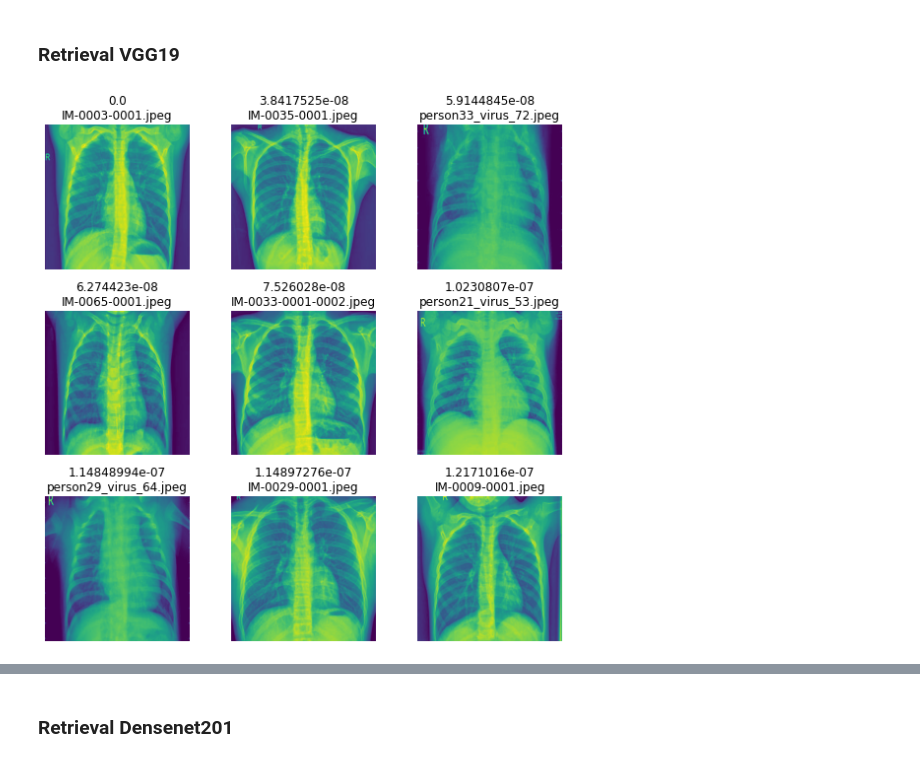
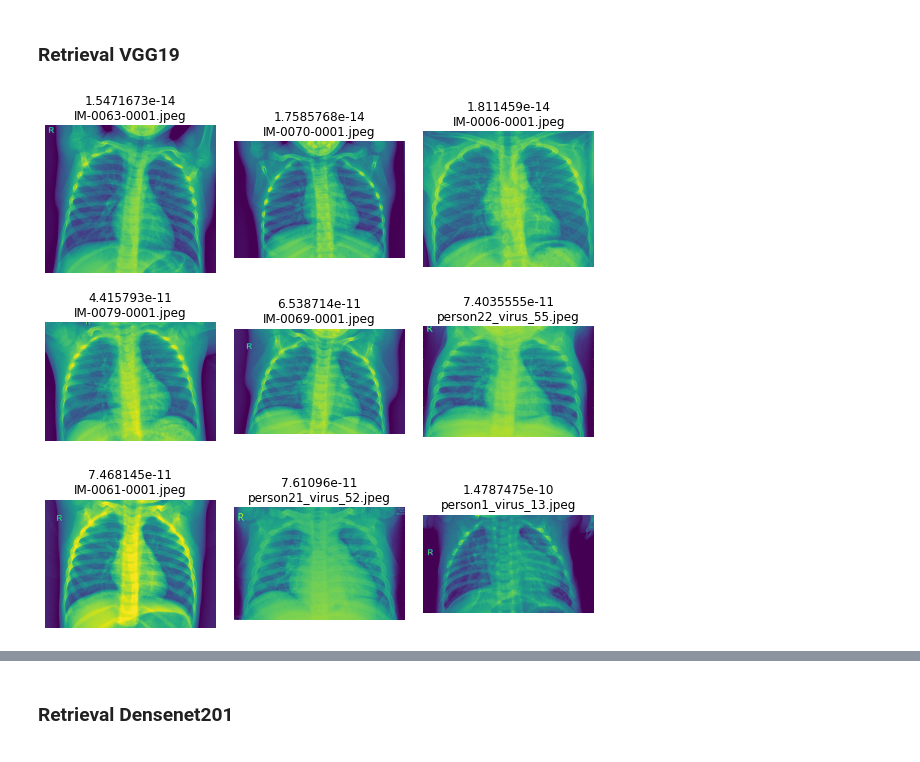
Before and after one commit to jodysuseno/TugasAkhirTKC_073-079, a Jupyter notebook: CBIR_pneumonia.ipynb, the cells around one changed output, grey strips where cells are left out. Saved outputs shown, nothing was run; the diff lists cells and outputs as text; code cells hidden in the pictures.

```diff
--- a/CBIR_pneumonia.ipynb
+++ b/CBIR_pneumonia.ipynb
@@ -631,34 +631,37 @@ np.save(feature_dir + '/extracted_feature_vgg19.npy', features)
 # %%
 import matplotlib.pyplot as plt
 import numpy as np
+def test(pth):
+  query_image = img_paths[1]
+  img = Image.open(pth)
 
-query_image = img_paths[1]
-img = Image.open(query_image)
+  query = fe.extract(img)
 
-query = fe.extract(img)
+  dists = np.linalg.norm(features - query, axis=1)
 
-dists = np.linalg.norm(features - query, axis=1)
+  ids = np.argsort(dists)[:9]
+  scores = [(dists[id], img_paths[id]) for id in ids]
 
-ids = np.argsort(dists)[:9]
-scores = [(dists[id], img_paths[id]) for id in ids]
+  axes = list()
+  fig = plt.figure(figsize=(8,8))
 
-axes = list()
-fig = plt.figure(figsize=(8,8))
+  for a in range(3 * 3):
+    axes.append(fig.add_subplot(3, 3, a+1))
 
-for a in range(3 * 3):
-  axes.append(fig.add_subplot(3, 3, a+1))
+    score = scores[a]
 
-  score = scores[a]
+    nama_citra = os.path.basename(score[1])
 
-  nama_citra = os.path.basename(score[1])
+    subplot_title = str(score[0]) + f"\n{nama_citra}"
+    axes[-1].set_title(subplot_title)
 
-  subplot_title = str(score[0]) + f"\n{nama_citra}"
-  axes[-1].set_title(subplot_title)
+    plt.axis('off')
+    plt.imshow(Image.open(score[1]))
 
-  plt.axis('off')
-  plt.imshow(Image.open(score[1]))
-
-fig.tight_layout()
-plt.show()
+  fig.tight_layout()
+  plt.show()
-# %% [output]
-[figure, removed]
+# %%
+#test retrievel Normal
+test('/content/query_image/NORMAL2-IM-0381-0001.jpeg')
+# %% [output]
+[figure, added]
```
Also changed, not shown: parts of 7 cells of this notebook.
